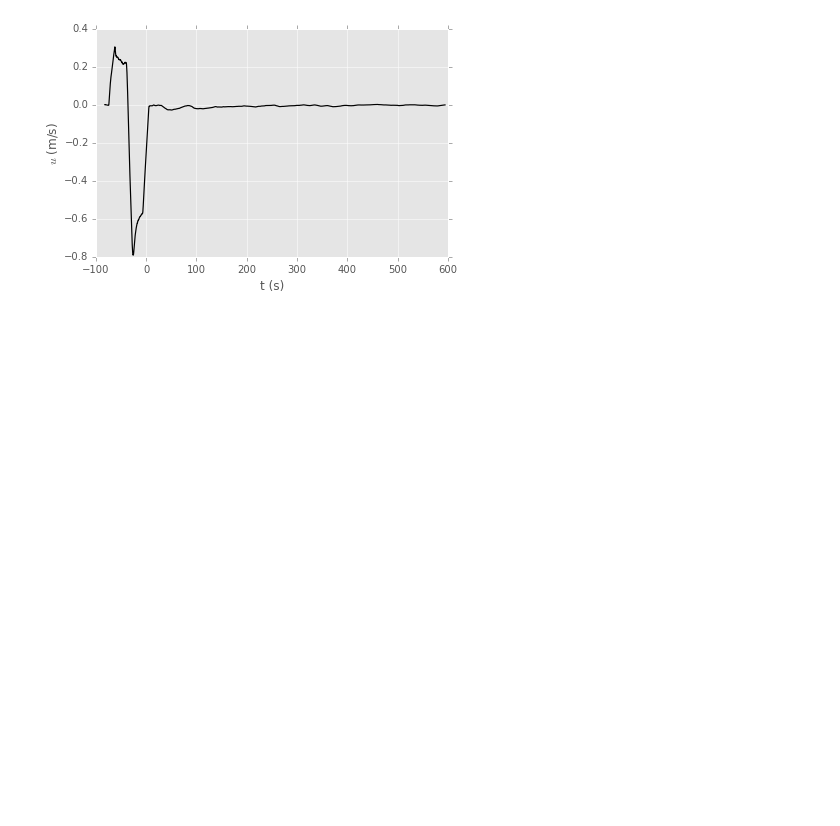
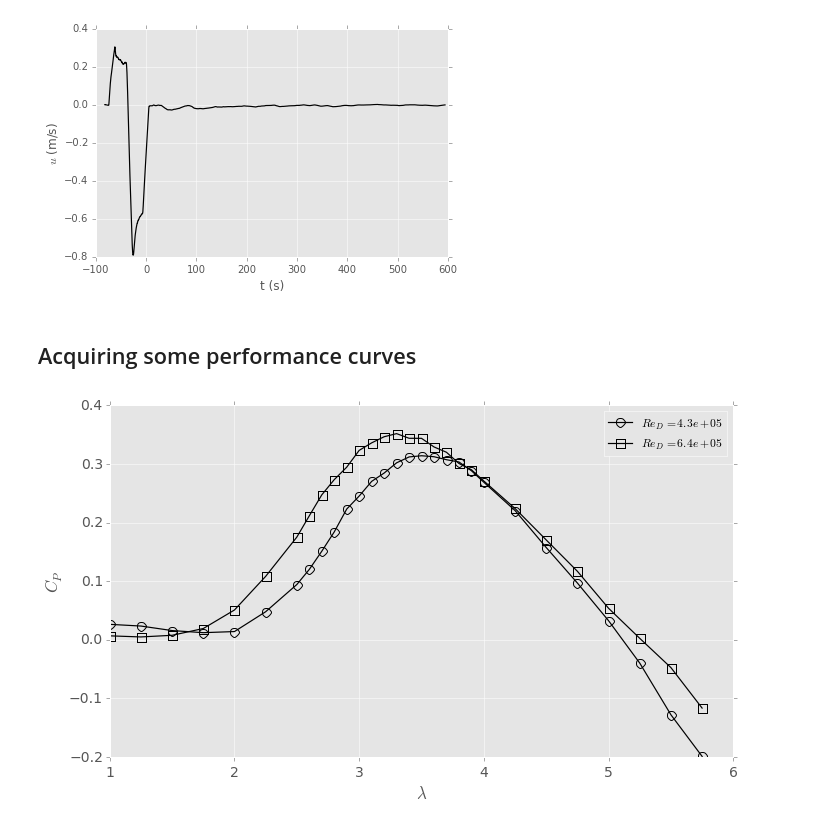
Before and after one commit to UNH-CORE/RM2-tow-tank, a Jupyter notebook: Documents/Lab notebooks/2015.02.07.ipynb, the cells around one changed output. Drawn from its saved outputs; the diff is of its cells as text; code cells hidden in the pictures; blank space fills up the shorter version.

```diff
--- a/Documents/Lab notebooks/2015.02.07.ipynb
+++ b/Documents/Lab notebooks/2015.02.07.ipynb
@@ -76,3 +86,5 @@ Tow speed: 0.7 m/s
 First zero crossing: 451 s
 Settling time based on threshold: 87 s
 [figure]
+# %% [markdown]
+## Acquiring some performance curves
@@ -78,0 +94,8 @@ Settling time based on threshold: 87 s
+# %%
+plt.figure(figsize=(10,6))
+PerfCurve(0.4).plotcp(newfig=False, show=False)
+PerfCurve(0.6).plotcp(newfig=False, show=False, marker="s")
+plt.legend()
+plt.show()
+# %% [output]
+[figure, added]
```
Also changed, not shown: parts of 2 cells of this notebook.
